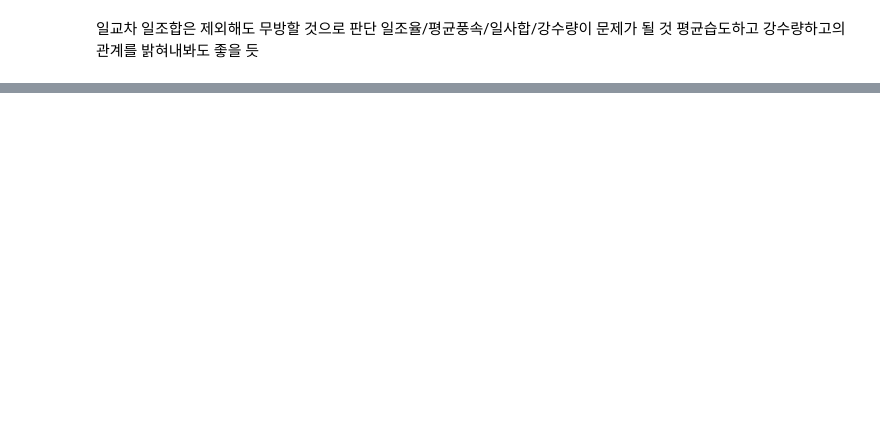
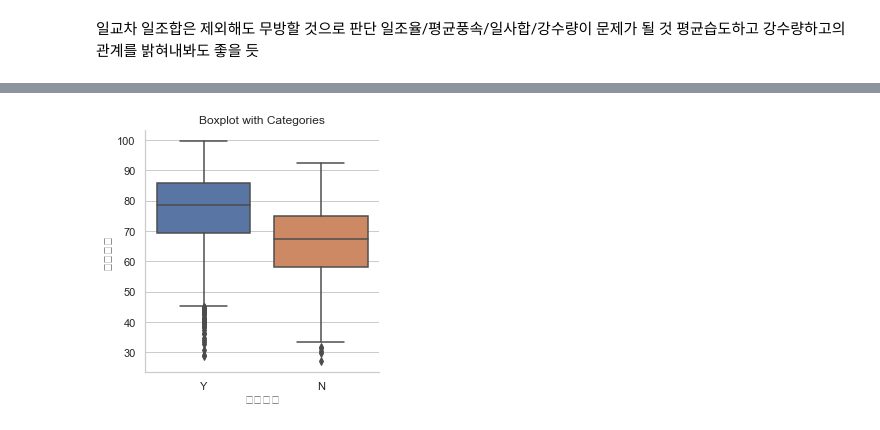
Before and after one commit to Minsung-commit/workbench, a Jupyter notebook: Daicon/날씨예측/EDA.ipynb, the cells around one changed output, grey strips where cells are left out. Saved outputs shown, nothing was run; the diff lists cells and outputs as text; code cells hidden in the pictures; blank space fills up the shorter version.

```diff
--- a/Daicon/날씨예측/EDA.ipynb
+++ b/Daicon/날씨예측/EDA.ipynb
@@ -74,0 +198,12 @@ plt.show()
+# %%
+# "Category" 컬럼 기준으로 상자그림 그리기
+sns.set(style="whitegrid")
+g = sns.catplot(x='강수여부', y='평균습도', kind='box', data=rain, height=4, aspect=1)
+
+# 그래프 제목 추가
+plt.title('Boxplot with Categories')
+
+# 그래프 표시
+plt.show()
+# %% [output]
+[figure, added]
```
Also changed, not shown: parts of 22 cells of this notebook, 7 other files.
